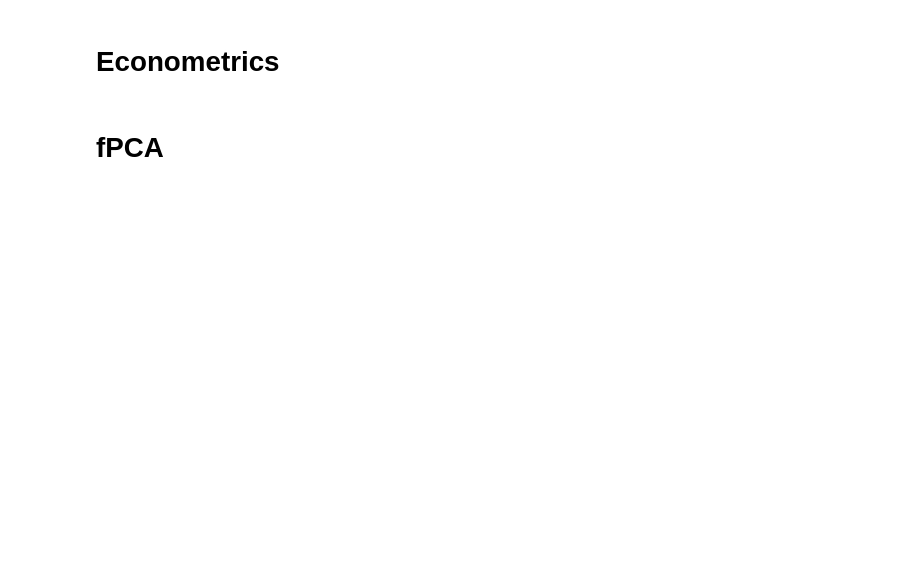
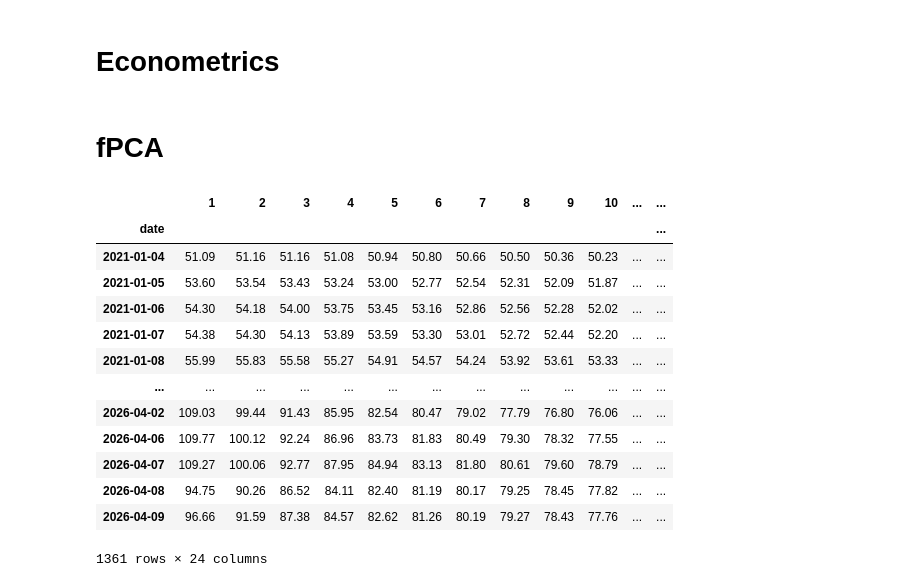
Before and after one commit to ZacKienzle2/SIGStockPitch, a Jupyter notebook: notebooks/analysis.ipynb, the cells around one changed output. Cells and saved outputs as stored; diff of their text form; code cells hidden in the pictures; blank space fills up the shorter version.

```diff
--- a/notebooks/analysis.ipynb
+++ b/notebooks/analysis.ipynb
@@ -383,0 +387,17 @@ class CausalEventIsolator:
+# %%
+df_brent
+# %% [output]
+|  | 1 | 2 | 3 | 4 | 5 | 6 | 7 | 8 | 9 | 10 | ... | ... |
+| date |  |  |  |  |  |  |  |  |  |  |  | ... |
+| 2021-01-04 | 51.09 | 51.16 | 51.16 | 51.08 | 50.94 | 50.80 | 50.66 | 50.50 | 50.36 | 50.23 | ... | ... |
+| 2021-01-05 | 53.60 | 53.54 | 53.43 | 53.24 | 53.00 | 52.77 | 52.54 | 52.31 | 52.09 | 51.87 | ... | ... |
+| 2021-01-06 | 54.30 | 54.18 | 54.00 | 53.75 | 53.45 | 53.16 | 52.86 | 52.56 | 52.28 | 52.02 | ... | ... |
+| 2021-01-07 | 54.38 | 54.30 | 54.13 | 53.89 | 53.59 | 53.30 | 53.01 | 52.72 | 52.44 | 52.20 | ... | ... |
+| 2021-01-08 | 55.99 | 55.83 | 55.58 | 55.27 | 54.91 | 54.57 | 54.24 | 53.92 | 53.61 | 53.33 | ... | ... |
+| ... | ... | ... | ... | ... | ... | ... | ... | ... | ... | ... | ... | ... |
+| 2026-04-02 | 109.03 | 99.44 | 91.43 | 85.95 | 82.54 | 80.47 | 79.02 | 77.79 | 76.80 | 76.06 | ... | ... |
+| 2026-04-06 | 109.77 | 100.12 | 92.24 | 86.96 | 83.73 | 81.83 | 80.49 | 79.30 | 78.32 | 77.55 | ... | ... |
+| 2026-04-07 | 109.27 | 100.06 | 92.77 | 87.95 | 84.94 | 83.13 | 81.80 | 80.61 | 79.60 | 78.79 | ... | ... |
+| 2026-04-08 | 94.75 | 90.26 | 86.52 | 84.11 | 82.40 | 81.19 | 80.17 | 79.25 | 78.45 | 77.82 | ... | ... |
+| 2026-04-09 | 96.66 | 91.59 | 87.38 | 84.57 | 82.62 | 81.26 | 80.19 | 79.27 | 78.43 | 77.76 | ... | ... |
+1361 rows × 24 columns
```
Also changed, not shown: parts of 41 cells of this notebook.
